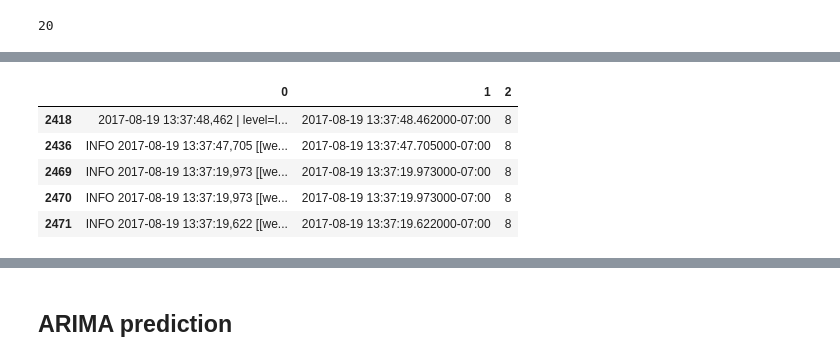
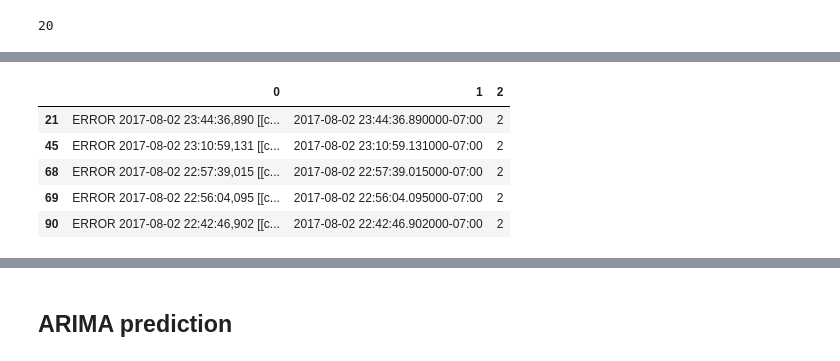
Before and after one commit to calpis/Data-Science, a Jupyter notebook: log_monitoring/splunk_log_analyzer_v3.ipynb, the cells around one changed output, grey strips where cells are left out. Cells and saved outputs as stored; diff of their text form; code cells hidden in the pictures.

Commit message:
add log monitoring project from hackathon

```diff
--- a/log_monitoring/splunk_log_analyzer_v3.ipynb
+++ b/log_monitoring/splunk_log_analyzer_v3.ipynb
@@ -122,14 +126,20 @@ log_file2 = '/Users/momori/Documents/projects/log_monitoring/muleprod_app_aug_1.
 log_file3 = '/Users/momori/Documents/projects/log_monitoring/muleprep_app_ERROR.csv'
 log_file4 = '/Users/momori/Documents/projects/log_monitoring/muleprep_app_ERROR.csv'
 
+# log_file = '/Users/momori/Documents/projects/log_monitoring/11_6_errors.csv'
+# log_file1 = '/Users/momori/Documents/projects/log_monitoring/10_30_errors.csv'
+# log_file2 = '/Users/momori/Documents/projects/log_monitoring/10_23_errors.csv'
+# log_file3 = '/Users/momori/Documents/projects/log_monitoring/10_16_errors.csv'
+
 
 
 df_test = pd.read_csv(log_file)
-df_train1 = pd.read_csv(log_file)#1)
-df_train2 = pd.read_csv(log_file)#2)
+df_train1 = pd.read_csv(log_file1)
+df_train2 = pd.read_csv(log_file2)
+df_train3 = pd.read_csv(log_file2)
 # %%
-train_df = [df_train1, df_train2]
-train_df = [df_new]
+train_df = [df_train1, df_train2, df_train3]
+#train_df = [df_new]
 # %% [markdown]
 ## Functions
 # %%
@@ -217,7 +232,7 @@ list(itertools.chain(*m))
 vect = TfidfVectorizer(max_df = 0.5, min_df = 2, stop_words='english')
 
 #v is base vectorizer, can be used to transform other logs.
-v = vect.fit(list(itertools.chain(*llogs_train)))
+ve = vect.fit(list(itertools.chain(*llogs_train)))
 
 #x is the tfidf sparse matrix created for this set of logs
 l_vectors = []
@@ -353,7 +379,7 @@ formatted_df = format_df(df_train1)
 
 logs = formatted_df['_raw'].tolist()
 times = formatted_df['_time'].tolist()
-test_x1 = v.transform(logs)
+test_x1 = ve.transform(logs)
 
 labels = km.predict(test_x1)
 lst = zip(logs, times, labels.tolist())
@@ -365,10 +391,20 @@ formatted_df = format_df(df_train2)
 
 logs = formatted_df['_raw'].tolist()
 times = formatted_df['_time'].tolist()
-test_x2 = v.transform(logs)
+test_x2 = ve.transform(logs)
 labels = km.predict(test_x2)
 lst = zip(logs, times, labels.tolist())
 df_predict2 = pd.DataFrame(lst)
 df_predict2.head()
+
+formatted_df = format_df(df_train3)
+
+logs = formatted_df['_raw'].tolist()
+times = formatted_df['_time'].tolist()
+test_x3 = ve.transform(logs)
+labels = km.predict(test_x3)
+lst = zip(logs, times, labels.tolist())
+df_predict3 = pd.DataFrame(lst)
+df_predict3.head()
 # %% [output]
 |  | 0 | 1 | 2 |
@@ -389,16 +452,20 @@ TypeError: 'NoneType' object is not iterable
 # %%
-cluster_num = 8
+cluster_num = 2
+
+np.save('cluster_num_2', cluster_num)
+
 f_df1 = df_predict1[df_predict1[2]==cluster_num]
 f_df2 = df_predict2[df_predict2[2]==cluster_num]
+f_df3 = df_predict3[df_predict3[2]==cluster_num]
 #f_df1 = df_predict1
 #f_df2 = df_predict2
-f_df1.head()
+f_df3.head()
 # %% [output]
 |  | 0 | 1 | 2 |
-| 2418 | 2017-08-19 13:37:48,462 | level=I... | 2017-08-19 13:37:48.462000-07:00 | 8 |
-| 2436 | INFO 2017-08-19 13:37:47,705 [[we... | 2017-08-19 13:37:47.705000-07:00 | 8 |
-| 2469 | INFO 2017-08-19 13:37:19,973 [[we... | 2017-08-19 13:37:19.973000-07:00 | 8 |
-| 2470 | INFO 2017-08-19 13:37:19,973 [[we... | 2017-08-19 13:37:19.973000-07:00 | 8 |
-| 2471 | INFO 2017-08-19 13:37:19,622 [[we... | 2017-08-19 13:37:19.622000-07:00 | 8 |
+| 21 | ERROR 2017-08-02 23:44:36,890 [[c... | 2017-08-02 23:44:36.890000-07:00 | 2 |
+| 45 | ERROR 2017-08-02 23:10:59,131 [[c... | 2017-08-02 23:10:59.131000-07:00 | 2 |
+| 68 | ERROR 2017-08-02 22:57:39,015 [[c... | 2017-08-02 22:57:39.015000-07:00 | 2 |
+| 69 | ERROR 2017-08-02 22:56:04,095 [[c... | 2017-08-02 22:56:04.095000-07:00 | 2 |
+| 90 | ERROR 2017-08-02 22:42:46,902 [[c... | 2017-08-02 22:42:46.902000-07:00 | 2 |
 # %%
 check_logs = f_df1[0].tolist()
```
Also changed, not shown: parts of 70 cells of this notebook, 25 other files.
